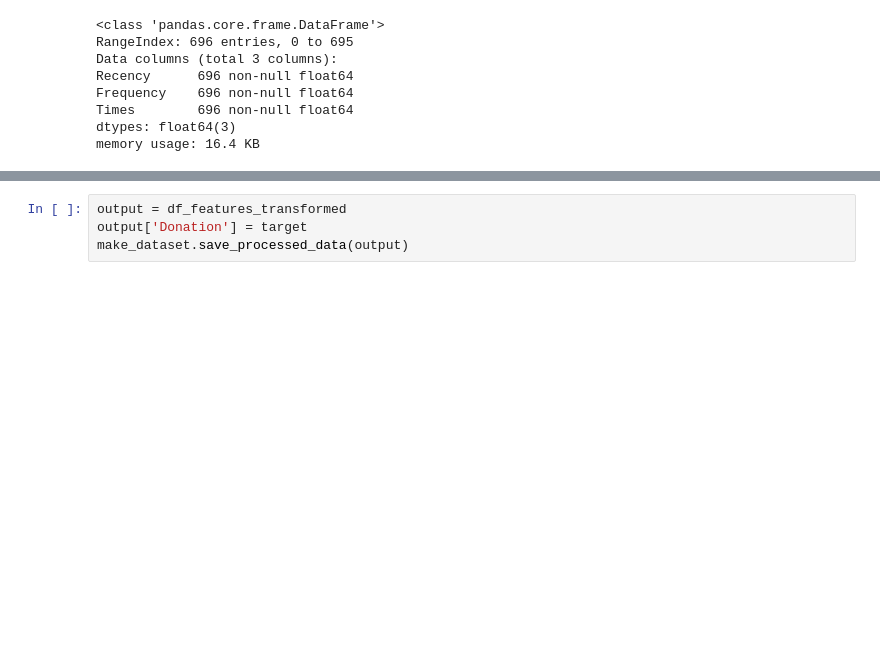
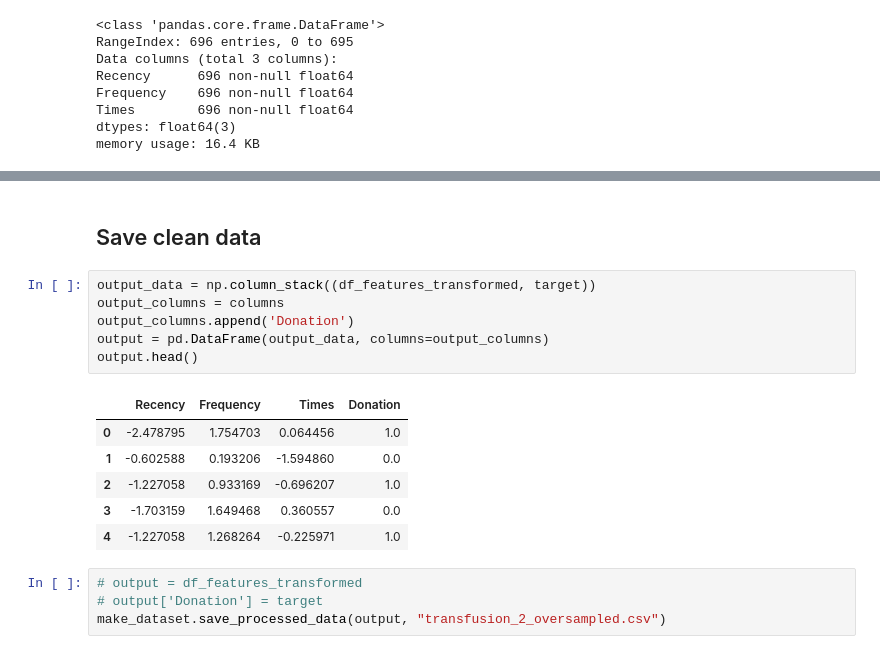
Before and after one commit to Barteus/ml-blood-donations, a Jupyter notebook: notebook/002-bpk-data-cleaning.ipynb, the cells around one changed output, grey strips where cells are left out. Drawn from its saved outputs; the diff is of its cells as text; blank space fills up the shorter version.

```diff
--- a/notebook/002-bpk-data-cleaning.ipynb
+++ b/notebook/002-bpk-data-cleaning.ipynb
@@ -99,4 +112,19 @@ memory usage: 16.4 KB
+# %% [markdown]
+## Save clean data
+# %%
+output_data = np.column_stack((df_features_transformed, target))
+output_columns = columns
+output_columns.append('Donation')
+output = pd.DataFrame(output_data, columns=output_columns)
+output.head()
+# %% [output]
+|  | Recency | Frequency | Times | Donation |
+| 0 | -2.478795 | 1.754703 | 0.064456 | 1.0 |
+| 1 | -0.602588 | 0.193206 | -1.594860 | 0.0 |
+| 2 | -1.227058 | 0.933169 | -0.696207 | 1.0 |
+| 3 | -1.703159 | 1.649468 | 0.360557 | 0.0 |
+| 4 | -1.227058 | 1.268264 | -0.225971 | 1.0 |
 # %%
-output = df_features_transformed
-output['Donation'] = target
-make_dataset.save_processed_data(output)
+# output = df_features_transformed
+# output['Donation'] = target
+make_dataset.save_processed_data(output, "transfusion_2_oversampled.csv")
```
Also changed, not shown: parts of 6 cells of this notebook, 6 other files.
